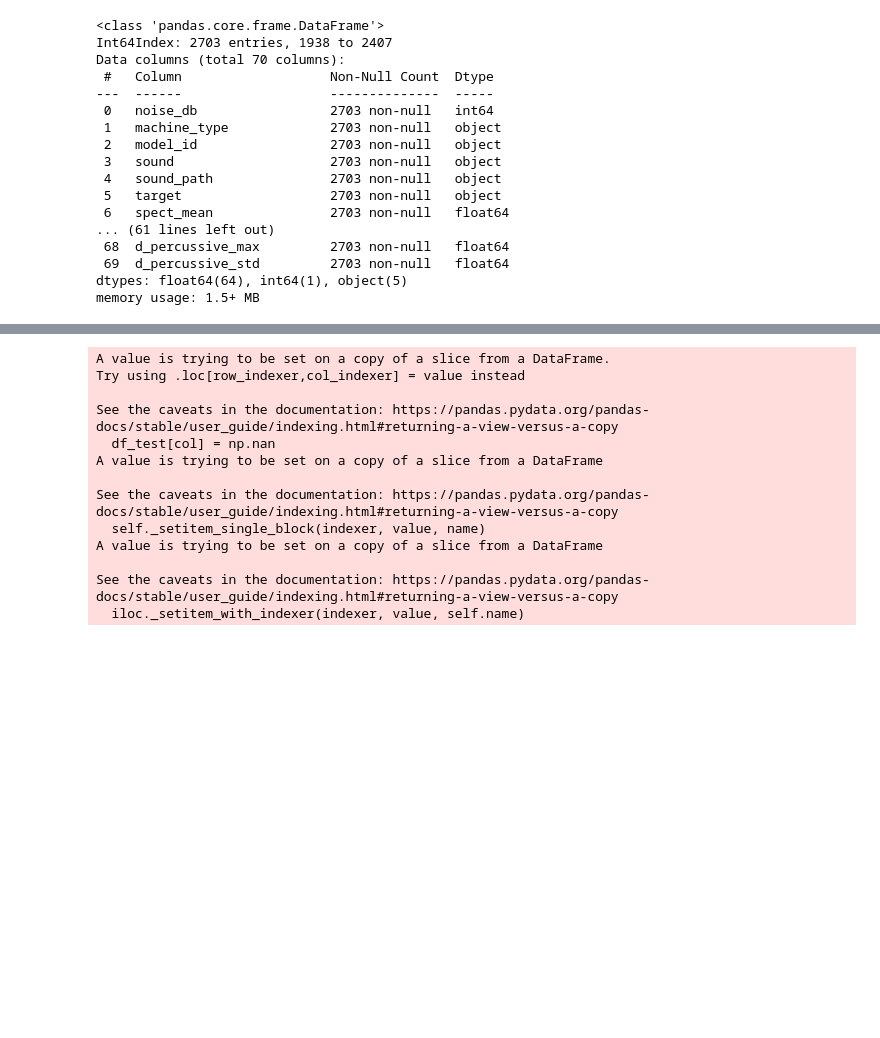
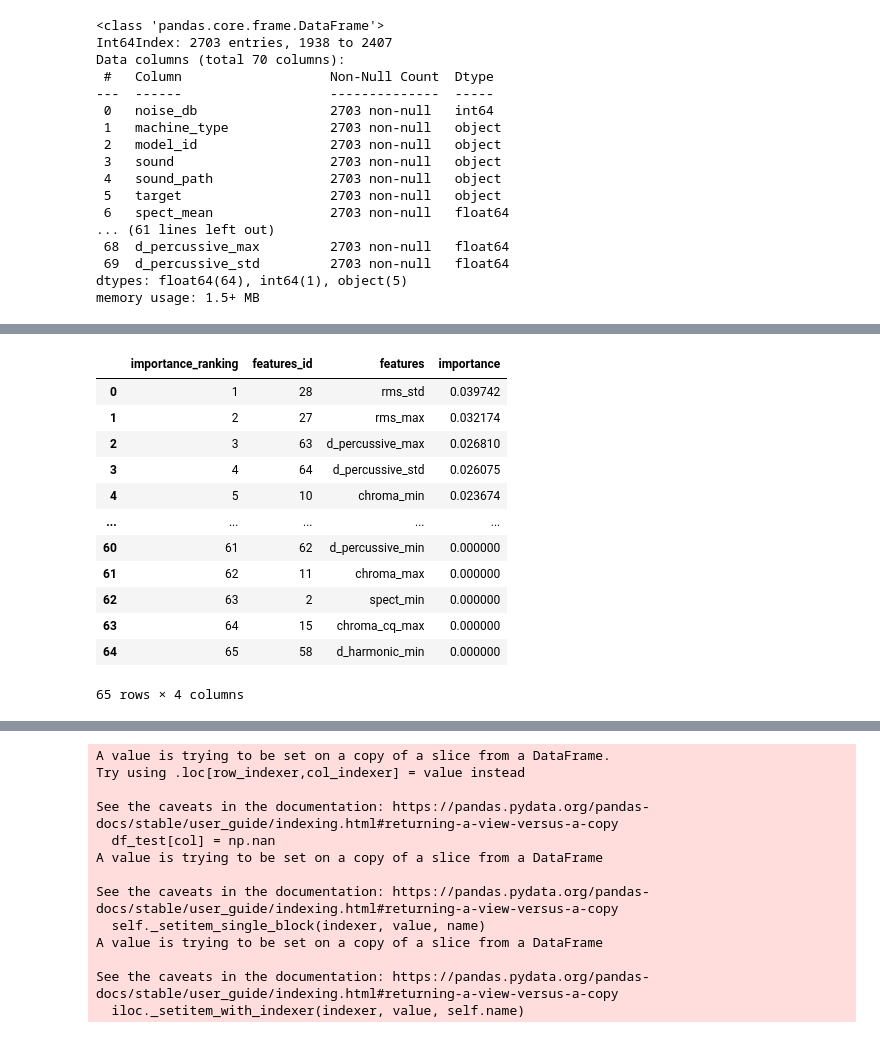
Before and after one commit to DerrickDDInAI/sound-anomaly-detection, a Jupyter notebook: core/extract_audio_features.ipynb, the cells around one changed output, grey strips where cells are left out. Saved outputs shown, nothing was run; the diff lists cells and outputs as text; code cells hidden in the pictures; blank space fills up the shorter version.

```diff
--- a/core/extract_audio_features.ipynb
+++ b/core/extract_audio_features.ipynb
@@ -414,0 +441,20 @@ plt.show()
+# %%
+importance_data = list(zip(importance_ranking, features_id, features, importance))
+importance_cols = "importance_ranking", "features_id", "features", "importance"
+importance_df = pd.DataFrame(data=importance_data, columns=importance_cols)
+# %%
+importance_df
+# %% [output]
+|  | importance_ranking | features_id | features | importance |
+| 0 | 1 | 28 | rms_std | 0.039742 |
+| 1 | 2 | 27 | rms_max | 0.032174 |
+| 2 | 3 | 63 | d_percussive_max | 0.026810 |
+| 3 | 4 | 64 | d_percussive_std | 0.026075 |
+| 4 | 5 | 10 | chroma_min | 0.023674 |
+| ... | ... | ... | ... | ... |
+| 60 | 61 | 62 | d_percussive_min | 0.000000 |
+| 61 | 62 | 11 | chroma_max | 0.000000 |
+| 62 | 63 | 2 | spect_min | 0.000000 |
+| 63 | 64 | 15 | chroma_cq_max | 0.000000 |
+| 64 | 65 | 58 | d_harmonic_min | 0.000000 |
+65 rows × 4 columns
```
Also changed, not shown: parts of 9 cells of this notebook.
